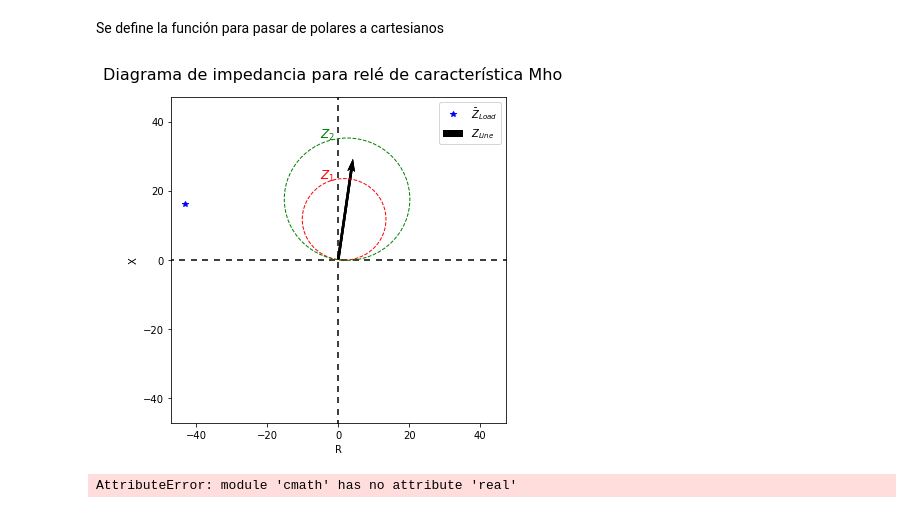
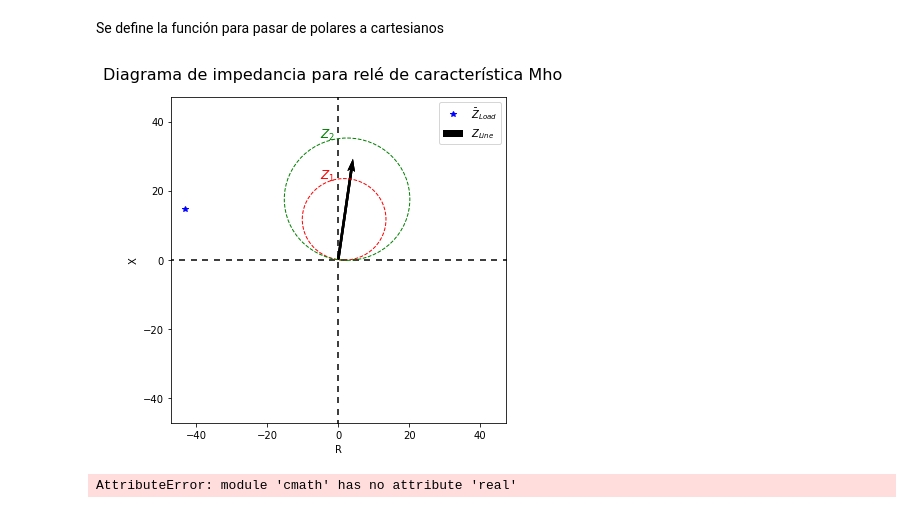
Before and after one commit to andresenrique08/Virtual_Relay_Course, a Jupyter notebook: TC2/Test_Distance.ipynb, the cells around one changed output. Cells and saved outputs as stored; diff of their text form; code cells hidden in the pictures.

```diff
--- a/TC2/Test_Distance.ipynb
+++ b/TC2/Test_Distance.ipynb
@@ -60,20 +60,21 @@ def zones_plot(Z1L, zone1, zone2, Z):
 # %%
 # Inicializando la data
 L = 45 # Line Total Length
 R1L = 0.0924 #[ohm/mille]
 X1L = 0.649 #[ohm/mille]
 R0L = 0.0924 #[ohm/mille]
 X0L = 0.649 #[ohm/mille
 
 Z1L = complex(R1L*L, X1L*L)
 Z0L = complex(R0L*L, X0L*L)
-Z = cmath.rect(46.15776847,2.7818296)
+Z=-43.23968048158266+14.552247568435119j
+#Z = cmath.rect(46.15776847,2.7818296)
 #print(phase(Z))
 zone1= 0.8
 zone2=1.2
 zones_plot(Z1L, zone1, zone2, Z)
 # %% [output]
-[figure, old version]
+[figure, new version]
 # %%
 # Python code to demonstrate the working of
 # phase()
```
